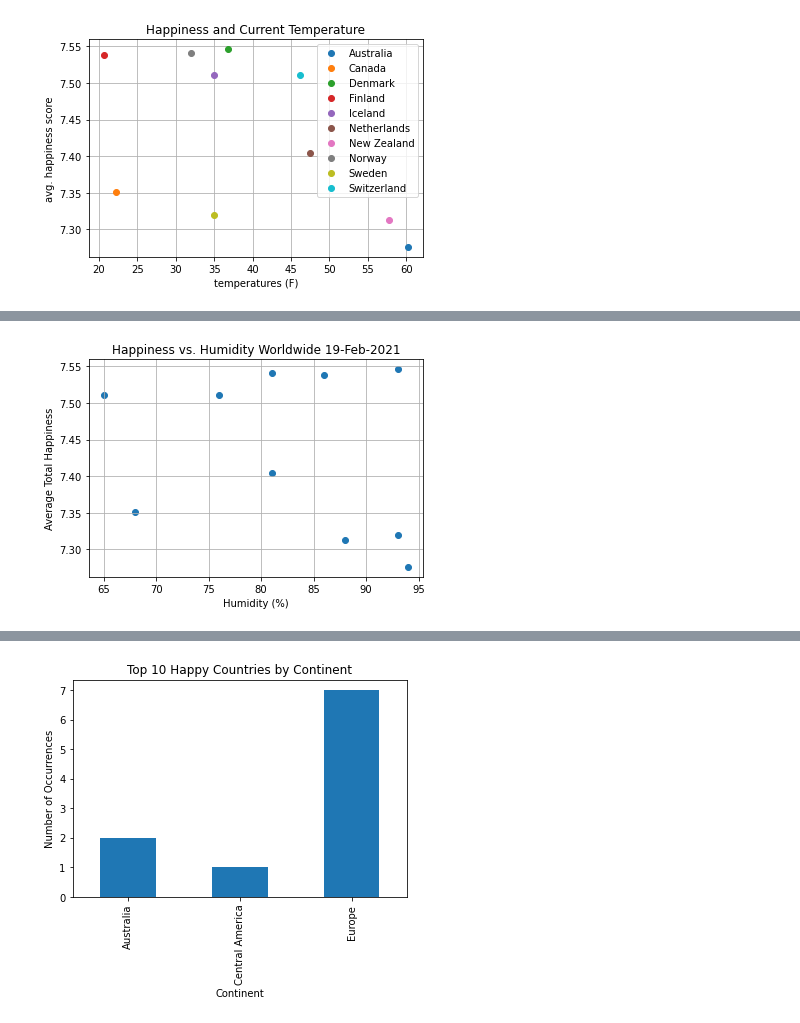
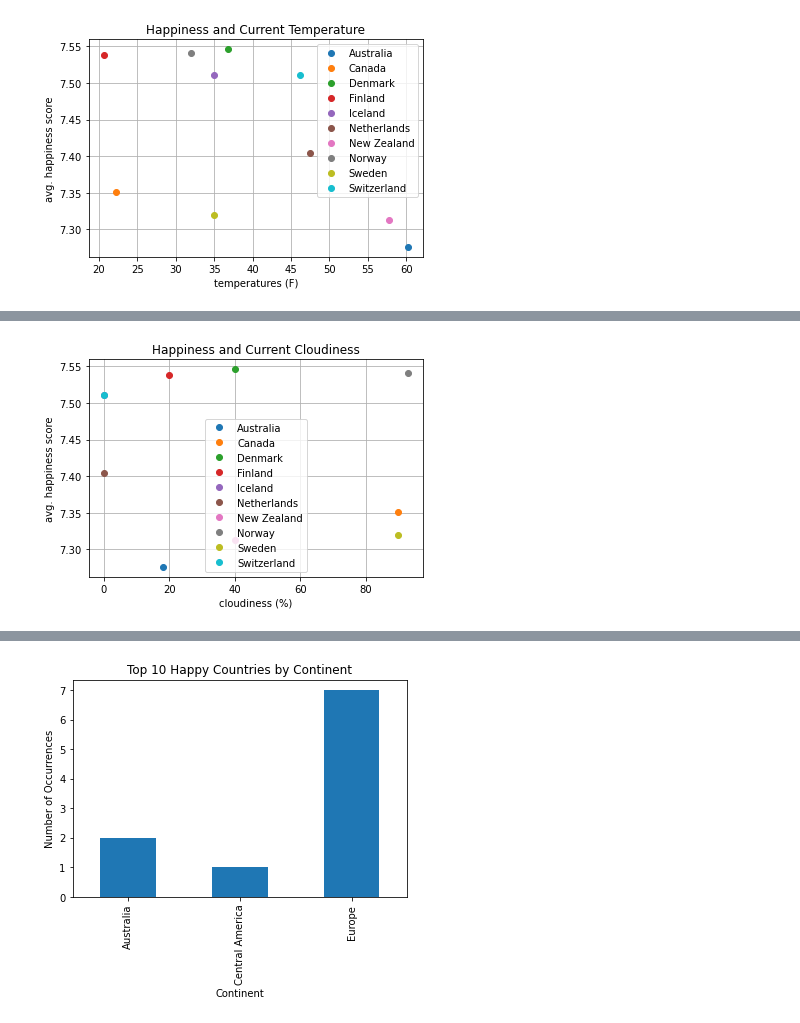
Before and after one commit to reginesgit/Factors-Contributing-to-a-Countrys-Happiness, a Jupyter notebook: Weather/Weather_Report.ipynb, the cells around one changed output, grey strips where cells are left out. Drawn from its saved outputs; the diff is of its cells as text; code cells hidden in the pictures.

Commit message:
Final Weather Visualizations

```diff
--- a/Weather/Weather_Report.ipynb
+++ b/Weather/Weather_Report.ipynb
@@ -108,9 +81,17 @@ plt.savefig("../Images/WindVStempWorld.png")
-# %%
-plt.scatter(cities_weather_df["Humidity"], cities_weather_df["Avg Happiness"], marker="o")
-plt.title("Happiness vs. Humidity Worldwide 19-Feb-2021")
-plt.ylabel("Average Total Happiness")
-plt.xlabel("Humidity (%)")
-plt.grid(True)
-plt.savefig("../Images/HumidVStempWorld.png")
-# %% [output]
-[figure, removed]
+# %%
+labels = cities_weather_df["Country"].tolist()
+clouds = cities_weather_df["Cloudiness"].tolist()
+avg_happiness = cities_weather_df["Avg Happiness"].tolist()
+
+data = pd.DataFrame({"X Value": clouds,"Y Value": avg_happiness, "Country": labels})
+groups = data.groupby("Country")
+for name, group in groups:
+    plt.plot(group["X Value"], group["Y Value"], marker="o", linestyle="", label=name)
+plt.legend()
+plt.title('Happiness and Current Cloudiness')
+plt.xlabel('cloudiness (%)')
+plt.ylabel('avg. happiness score')
+plt.grid(True)
+plt.savefig("../Images/CloudVStempWorld.png")
+# %% [output]
+[figure, added]
```
Also changed, not shown: parts of 5 cells of this notebook, 3 other files.
